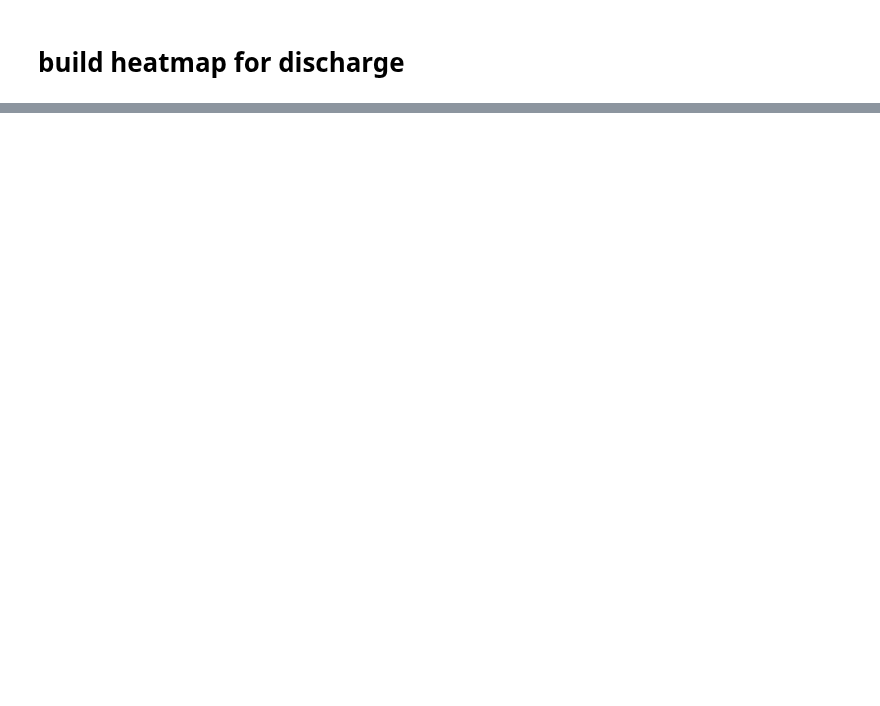
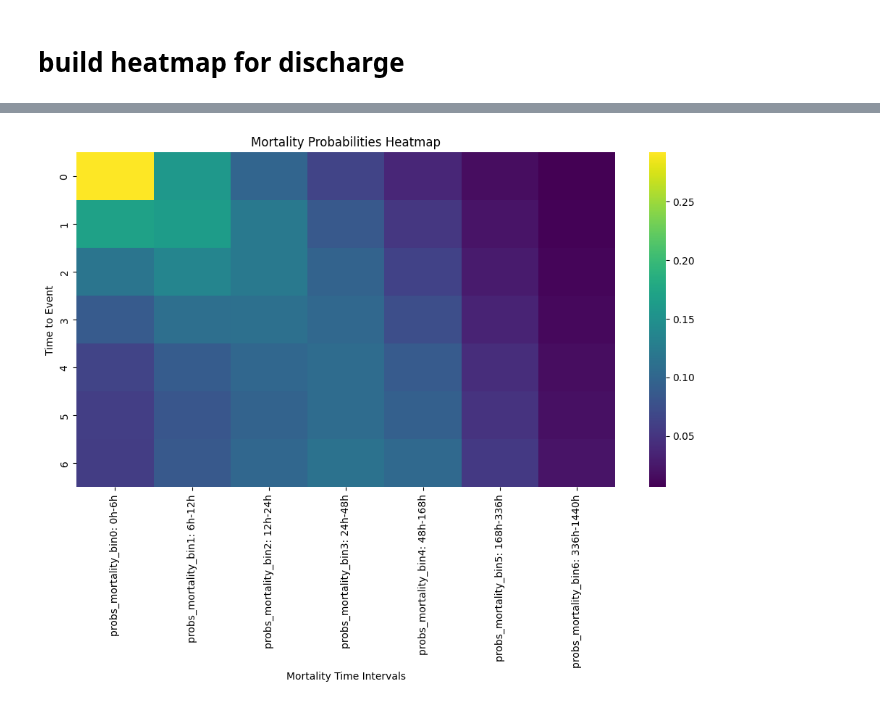
Before and after one commit to jakeormond/ai_clinician_pediatric_rl, a Jupyter notebook: src/analyse_results/examine_dynamic_deephit_results.ipynb, the cells around one changed output, grey strips where cells are left out. Drawn from its saved outputs; the diff is of its cells as text; code cells hidden in the pictures; blank space fills up the shorter version.

```diff
--- a/src/analyse_results/examine_dynamic_deephit_results.ipynb
+++ b/src/analyse_results/examine_dynamic_deephit_results.ipynb
@@ -39,0 +124,3 @@ discharge_df =
+# %%
+mortality_df = test_set_predictions[test_set_predictions['event_label'] == 'mortality']
+mortality_df
@@ -39,0 +141,10 @@ discharge_df =
+# %%
+# build an array of mortality probabilities for each unique time_to_event
+mortality_probabilities = []
+for time in unique_time_to_event:
+    df_temp = mortality_df[mortality_df['time_to_event'] == time]
+    mortality_prob = df_temp[mortality_columns].mean().values
+    mortality_probabilities.append(mortality_prob)
+
+mortality_probabilities = np.array(mortality_probabilities)
+mortality_probabilities
@@ -39,0 +166,11 @@ discharge_df =
+# %%
+# plot the discharge probabilities as a heatmap
+plt.figure(figsize=(12, 6))
+sns.heatmap(mortality_probabilities, xticklabels=mortality_columns, yticklabels=unique_time_to_event, cmap="viridis")
+# make x labels
+plt.xlabel("Mortality Time Intervals")
+plt.ylabel("Time to Event")
+plt.title("Mortality Probabilities Heatmap")
+plt.show()
+# %% [output]
+[figure, added]
```
Also changed, not shown: parts of 9 cells of this notebook.
